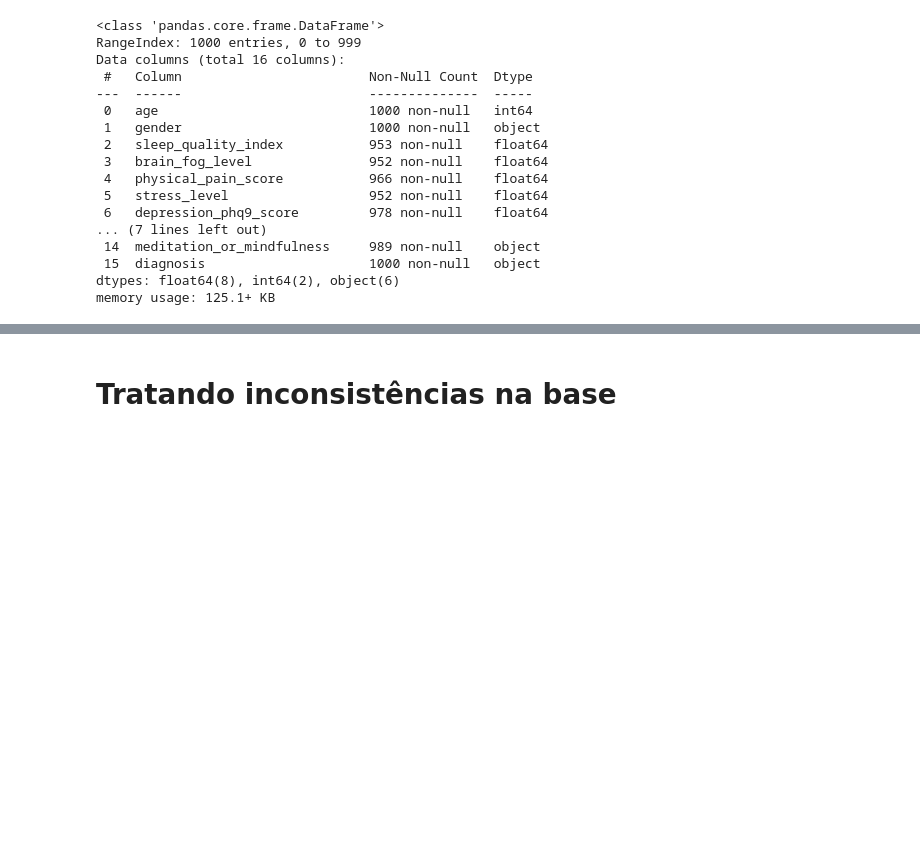
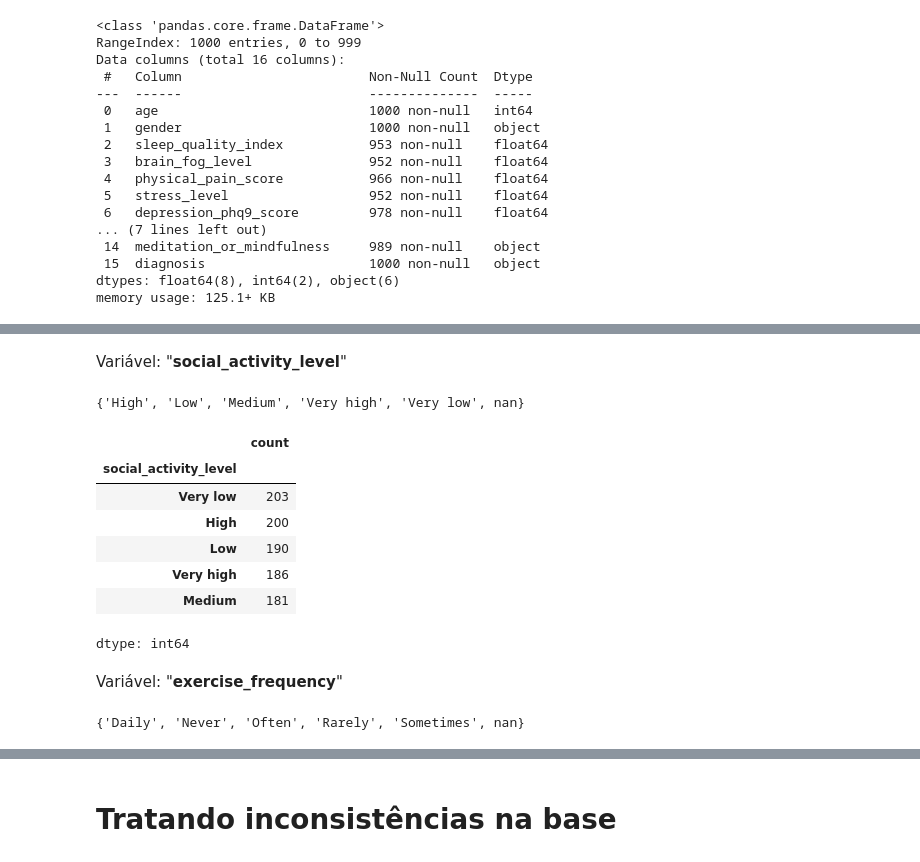
Before and after one commit to jessikamorais/FIAP, a Jupyter notebook: projeto_modulo1.ipynb, the cells around one changed output, grey strips where cells are left out. Cells and saved outputs as stored; diff of their text form; code cells hidden in the pictures; blank space fills up the shorter version.

```diff
--- a/projeto_modulo1.ipynb
+++ b/projeto_modulo1.ipynb
@@ -89,0 +124,23 @@ memory usage: 125.1+ KB
+# %% [markdown]
+Variável: "**social_activity_level**"
+# %%
+set(dados["social_activity_level"])
+# %% [output]
+{'High', 'Low', 'Medium', 'Very high', 'Very low', nan}
+# %%
+dados["social_activity_level"].value_counts()
+# %% [output]
+|  | count |
+| social_activity_level |  |
+| Very low | 203 |
+| High | 200 |
+| Low | 190 |
+| Very high | 186 |
+| Medium | 181 |
+dtype: int64
+# %% [markdown]
+Variável: "**exercise_frequency**"
+# %%
+set(dados["exercise_frequency"])
+# %% [output]
+{'Daily', 'Never', 'Often', 'Rarely', 'Sometimes', nan}
```
Also changed, not shown: parts of 17 cells of this notebook.
